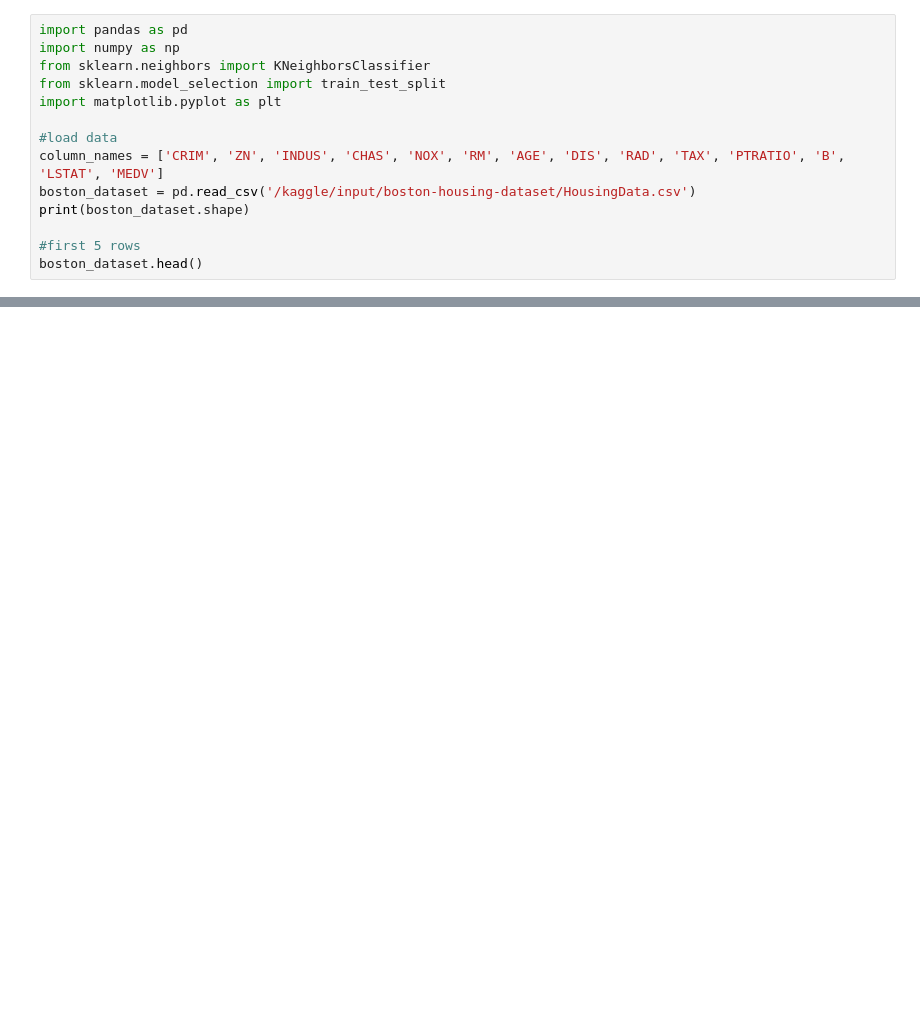
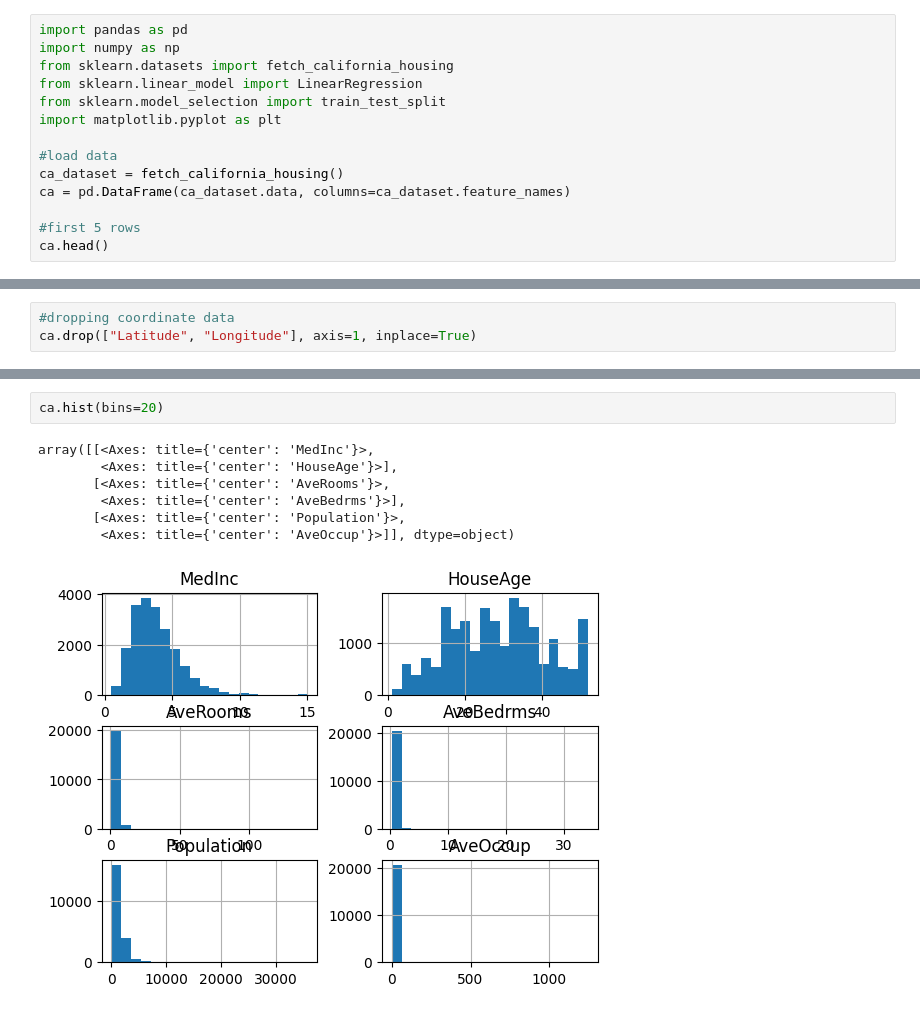
Before and after one commit to teohyc/sklearn, a Jupyter notebook: california_housing_linear_reg.ipynb, the cells around one changed output, grey strips where cells are left out. Saved outputs shown, nothing was run; the diff lists cells and outputs as text; blank space fills up the shorter version.

```diff
--- a/california_housing_linear_reg.ipynb
+++ b/california_housing_linear_reg.ipynb
@@ -1,15 +1,15 @@
 # %%
 import pandas as pd
 import numpy as np
-from sklearn.neighbors import KNeighborsClassifier
+from sklearn.datasets import fetch_california_housing
+from sklearn.linear_model import LinearRegression
 from sklearn.model_selection import train_test_split
 import matplotlib.pyplot as plt
 
 #load data
-column_names = ['CRIM', 'ZN', 'INDUS', 'CHAS', 'NOX', 'RM', 'AGE', 'DIS', 'RAD', 'TAX', 'PTRATIO', 'B', 'LSTAT', 'MEDV']
-boston_dataset = pd.read_csv('/kaggle/input/boston-housing-dataset/HousingData.csv')
-print(boston_dataset.shape)
+ca_dataset = fetch_california_housing()
+ca = pd.DataFrame(ca_dataset.data, columns=ca_dataset.feature_names)
 
 #first 5 rows
-boston_dataset.head()
+ca.head()
 # %% [output]
@@ -16,0 +22,3 @@ FileNotFoundError: [Errno 2] No such file or directory: '/kaggle/input/boston-ho
+# %%
+#dropping coordinate data
+ca.drop(["Latitude", "Longitude"], axis=1, inplace=True)
@@ -16,0 +38,10 @@ FileNotFoundError: [Errno 2] No such file or directory: '/kaggle/input/boston-ho
+# %%
+ca.hist(bins=20)
+# %% [output]
+array([[<Axes: title={'center': 'MedInc'}>,
+        <Axes: title={'center': 'HouseAge'}>],
+       [<Axes: title={'center': 'AveRooms'}>,
+        <Axes: title={'center': 'AveBedrms'}>],
+       [<Axes: title={'center': 'Population'}>,
+        <Axes: title={'center': 'AveOccup'}>]], dtype=object)
+[figure, added]
```
Also changed, not shown: parts of 11 cells of this notebook, 2 other files.
